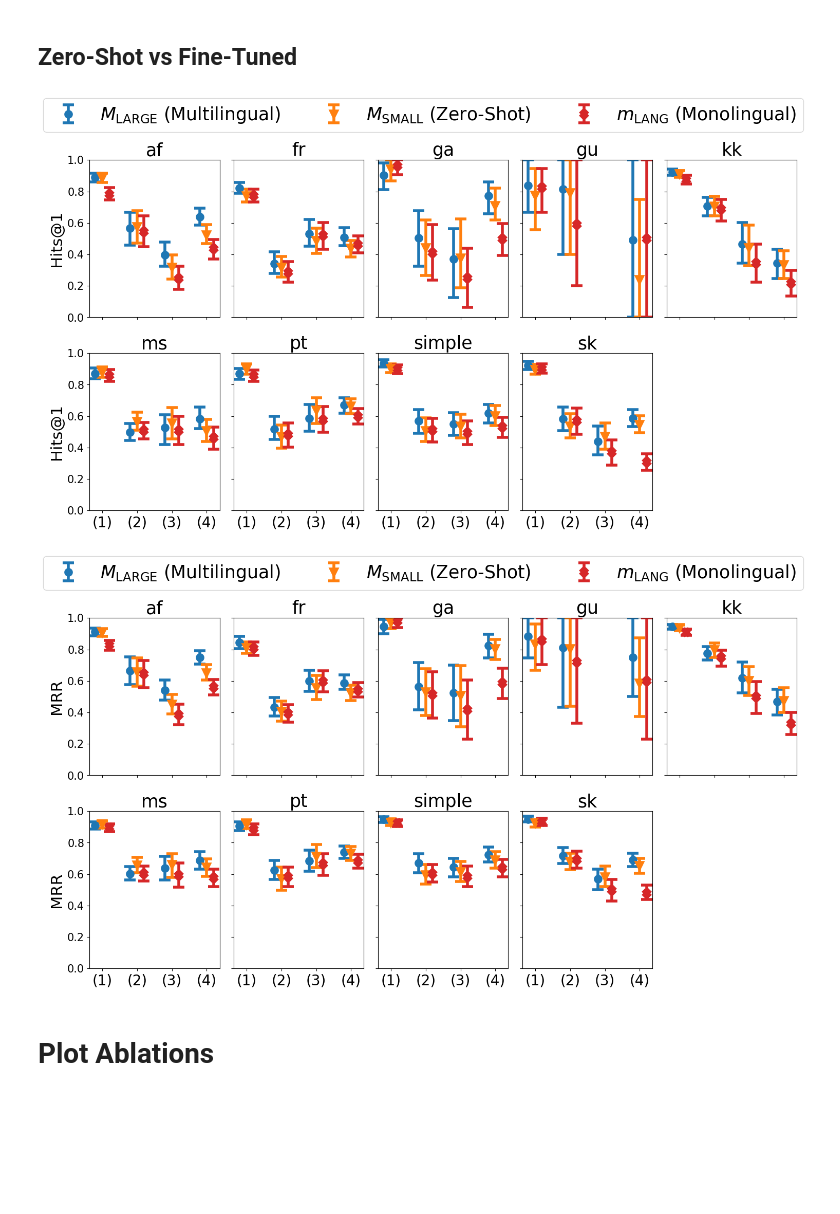
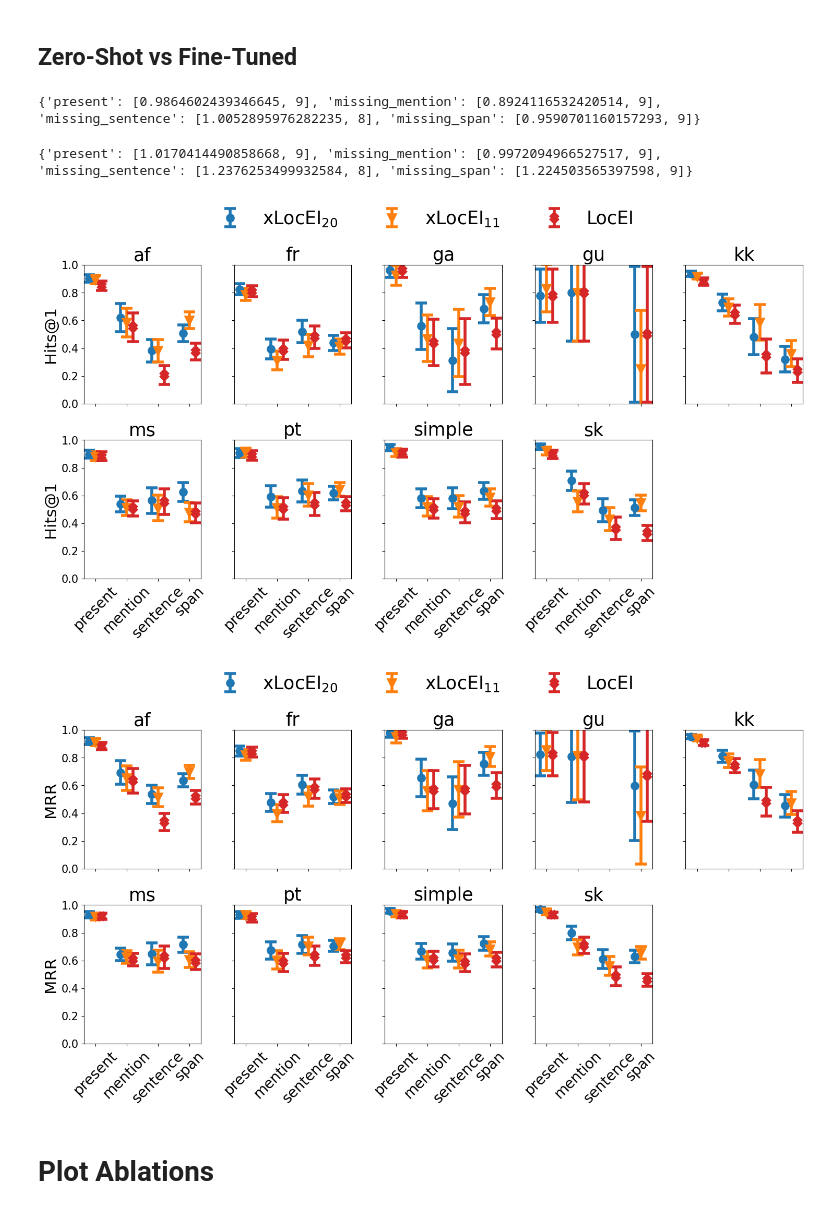
Before and after one commit to epfl-dlab/multilingual-entity-insertion, a Jupyter notebook: data_modelling/benchmark_multilingual/compare_models.ipynb, the cells around one changed output. Drawn from its saved outputs; the diff is of its cells as text; code cells hidden in the pictures; blank space fills up the shorter version.

```diff
--- a/data_modelling/benchmark_multilingual/compare_models.ipynb
+++ b/data_modelling/benchmark_multilingual/compare_models.ipynb
@@ -320,0 +235,3 @@ for lang in tqdm(dfs):
+# %%
+fixed_columns = ['random_rank', 'bm25_mentions_rank', 'fuzzy_match_rank', 'roberta_full_multilingual']
+variable_columns = ['roberta_simple_', 'roberta_full_']
@@ -399,12 +569,40 @@ plt.tight_layout()
 # %% [markdown]
 ## Zero-Shot vs Fine-Tuned
 # %%
-columns = ['roberta_full_multilingual', 'roberta_full_multilingual_small']
-labels = ['$M_{\\text{LARGE}}$ (Multilingual)', '$M_{\\text{SMALL}}$ (Zero-Shot)']
+columns = ['roberta_full_multilingual-all', 'roberta_full_multilingual']
+labels = ['xLocEI$_{20}$', 'xLocEI$_{11}$']
 langs = sorted(['fr', 'pt', 'ms', 'sk', 'simple', 'kk', 'af', 'ga', 'gu'])
 markers = ['o', 'v']
 colours = ['C0', 'C1']
 strategies = ['present', 'missing_mention', 'missing_sentence', 'missing_span']
+# %%
+difference = {strategy: [0, 0] for strategy in strategies}
+for lang in langs:
+    for strategy in strategies:
+        try:
+            difference[strategy][0] += stratified_hits_at_k[lang]['roberta_full_multilingual'][strategy]['1']['score'] / stratified_hits_at_k[lang]['roberta_full_multilingual-all'][strategy]['1']['score']
+            difference[strategy][1] += 1
+        except:
+            pass
+for strategy in strategies:
+    difference[strategy][0] /= difference[strategy][1]
+print(difference)
+# %% [output]
+{'present': [0.9864602439346645, 9], 'missing_mention': [0.8924116532420514, 9], 'missing_sentence': [1.0052895976282235, 8], 'missing_span': [0.9590701160157293, 9]}
+# %%
+difference = {strategy: [0, 0] for strategy in strategies}
+for lang in langs:
+    for strategy in strategies:
+        try:
+            difference[strategy][0] += stratified_hits_at_k[lang]['roberta_full_multilingual'][strategy]['1']['score'] / stratified_hits_at_k[lang]['roberta_full_' + lang][strategy]['1']['score']
+            difference[strategy][1] += 1
+        except:
+            pass
+for strategy in strategies:
+    difference[strategy][0] /= difference[strategy][1]
+print(difference)
+# %% [output]
+{'present': [1.0170414490858668, 9], 'missing_mention': [0.9972094966527517, 9], 'missing_sentence': [1.2376253499932584, 8], 'missing_span': [1.224503565397598, 9]}
 # %%
 fig, axs = plt.subplots(2, 5, figsize=(15, 8))
 # fig.suptitle('Hits@1', fontsize=20, y=1.02, fontweight='bold')
@@ -427,37 +625,40 @@ for i in range(2):
                 axs[i, j].set_title(lang, fontsize=25)
                 # remove the x labels except for the bottom row
                 axs[i, j].set_xticklabels([])
                 axs[i, j].set_xticks([0, 1, 2, 3])
                 # remove the y labels except for the left column
                 if j != 0:
                     axs[i, j].set_yticklabels([])
                 else:
                     # set y title to Hits@1
                     axs[i, j].set_ylabel('Hits@1', fontsize=22)
                 # rotate x labels
                 # axs[i, j].tick_params(axis='x', rotation=30)
                 counter += 1
         extra_column = 'roberta_full_' + lang
         y_points = [stratified_hits_at_k[lang][extra_column][s]['1']['score'] if s in stratified_hits_at_k[lang][extra_column].keys() else -1 for s in strategies]
         y_err = [[stratified_hits_at_k[lang][extra_column][s]['1']['score'] - stratified_hits_at_k[lang][extra_column][s]['1']['cl'][0] if s in stratified_hits_at_k[lang][extra_column].keys() else 0 for s in strategies], [stratified_hits_at_k[lang][extra_column][s]['1']['cl'][1] - stratified_hits_at_k[lang][extra_column][s]['1']['score'] if s in stratified_hits_at_k[lang][extra_column].keys() else 0 for s in strategies]]
-        axs[i, j].errorbar([0 + counter * 0.2, 1 + counter * 0.2, 2 + counter * 0.2, 3 + counter * 0.2], y_points, yerr=y_err, marker='X', capsize=8, markersize=8, linestyle='None', elinewidth=4, markeredgewidth=4, label='$m_{\\text{LANG}}$ (Monolingual)', color='C3')
+        axs[i, j].errorbar([0 + counter * 0.2, 1 + counter * 0.2, 2 + counter * 0.2, 3 + counter * 0.2], y_points, yerr=y_err, marker='X', capsize=8, markersize=8, linestyle='None', elinewidth=4, markeredgewidth=4, label='LocEI', color='C3')
 
 # set the legend to have 1 row and be at the top of the plot
 # only use the labels from the first subplot
 handles_, labels_ = axs[0, 0].get_legend_handles_labels()
-fig.legend(handles_, labels_, loc='upper center', ncol=6, fontsize=25, bbox_to_anchor=(0.5, 1.1))
+fig.legend(handles_, labels_, loc='upper center', ncol=6, fontsize=25, bbox_to_anchor=(0.5, 1.1), frameon=False)
 
 # set the x ticks in the last row to be the strategies
 for j in range(5):
     axs[-1, j].set_xticks([0, 1, 2, 3])
-    axs[-1, j].set_xticklabels(['(1)', '(2)', '(3)', '(4)'], fontsize=20)
+    axs[-1, j].set_xticklabels(['present', 'mention', 'sentence', 'span'], fontsize=20)
+    # rotate x labels
+    axs[-1, j].tick_params(axis='x', rotation=45)
 
 # remove the plot from position (-1, -1)
 fig.delaxes(axs[-1, -1])
 
 plt.tight_layout()
+plt.savefig('hits_at_1_zeroshot.pdf', bbox_inches='tight')
 # %% [output]
-[figure, old version]
+[figure, new version]
 # %%
 fig, axs = plt.subplots(2, 5, figsize=(15, 8))
 # fig.suptitle('Hits@1', fontsize=20, y=1.02, fontweight='bold')
@@ -493,24 +694,28 @@ for i in range(2):
         extra_column = 'roberta_full_' + lang
         y_points = [stratified_mrr_at_k[lang][extra_column][s]['max']['score'] if s in stratified_mrr_at_k[lang][extra_column].keys() else -1 for s in strategies]
         y_err = [[stratified_mrr_at_k[lang][extra_column][s]['max']['score'] - stratified_mrr_at_k[lang][extra_column][s]['max']['cl'][0] if s in stratified_mrr_at_k[lang][extra_column].keys() else 0 for s in strategies], [stratified_mrr_at_k[lang][extra_column][s]['max']['cl'][1] - stratified_mrr_at_k[lang][extra_column][s]['max']['score'] if s in stratified_mrr_at_k[lang][extra_column].keys() else 0 for s in strategies]]
-        axs[i, j].errorbar([0 + counter * 0.2, 1 + counter * 0.2, 2 + counter * 0.2, 3 + counter * 0.2], y_points, yerr=y_err, marker='X', capsize=8, markersize=8, linestyle='None', elinewidth=4, markeredgewidth=4, label='$m_{\\text{LANG}}$ (Monolingual)', color='C3')
+        axs[i, j].errorbar([0 + counter * 0.2, 1 + counter * 0.2, 2 + counter * 0.2, 3 + counter * 0.2], y_points, yerr=y_err, marker='X', capsize=8, markersize=8, linestyle='None', elinewidth=4, markeredgewidth=4, label='LocEI', color='C3')
 
 # set the legend to have 1 row and be at the top of the plot
 # only use the labels from the first subplot
 handles_, labels_ = axs[0, 0].get_legend_handles_labels()
-fig.legend(handles_, labels_, loc='upper center', ncol=6, fontsize=25, bbox_to_anchor=(0.5, 1.1))
+fig.legend(handles_, labels_, loc='upper center', ncol=6, fontsize=25, bbox_to_anchor=(0.5, 1.1), frameon=False)
 
 # set the x ticks in the last row to be the strategies
 for j in range(5):
     axs[-1, j].set_xticks([0, 1, 2, 3])
-    axs[-1, j].set_xticklabels(['(1)', '(2)', '(3)', '(4)'], fontsize=20)
+    axs[-1, j].set_xticklabels(['present', 'mention', 'sentence', 'span'], fontsize=20)
+    # rotate x labels
+    axs[-1, j].tick_params(axis='x', rotation=45)
+
 
 # remove the plot from position (-1, -1)
 fig.delaxes(axs[-1, -1])
 
 plt.tight_layout()
+plt.savefig('mrr_zeroshot.pdf', bbox_inches='tight')
 # %% [output]
-[figure, old version]
+[figure, new version]
 # %% [markdown]
 # Plot Ablations
 # %% [markdown]
```
Also changed, not shown: parts of 113 cells of this notebook.
